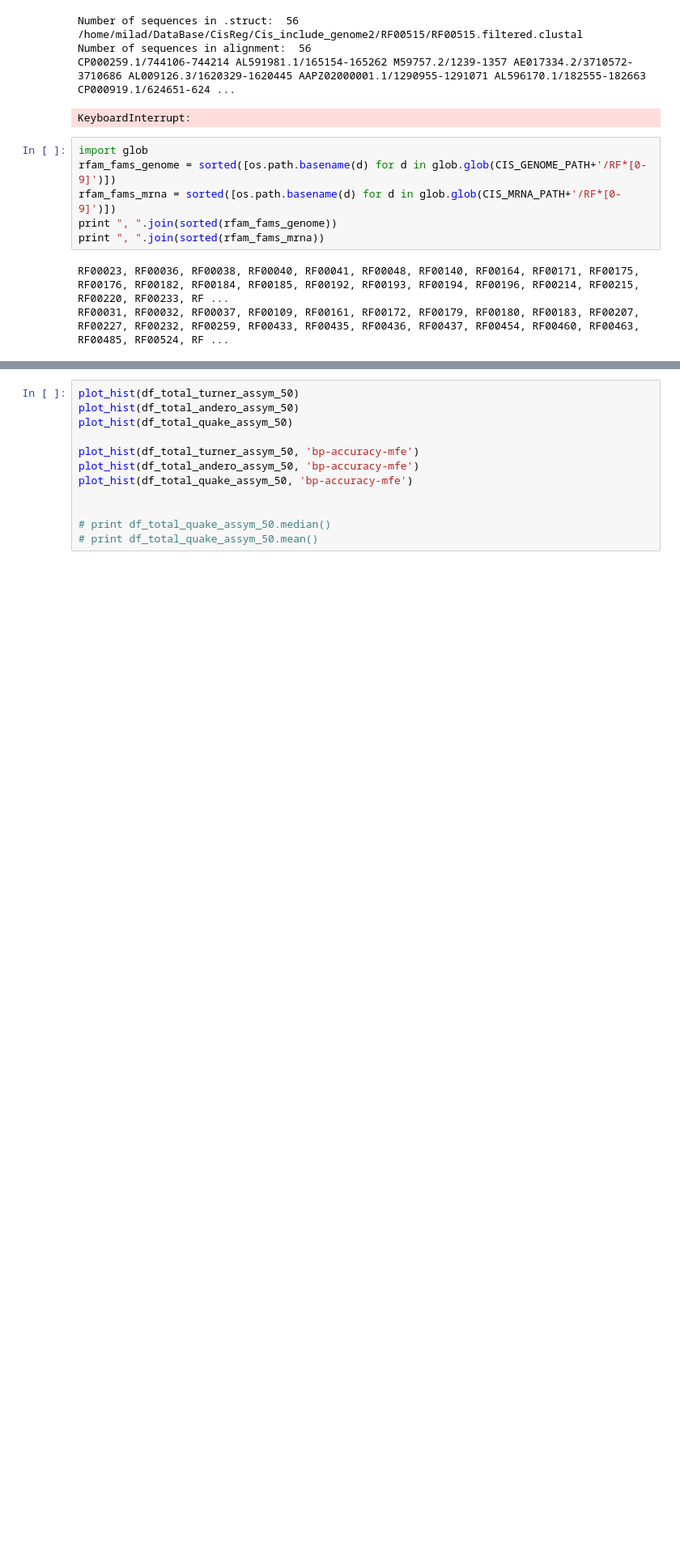
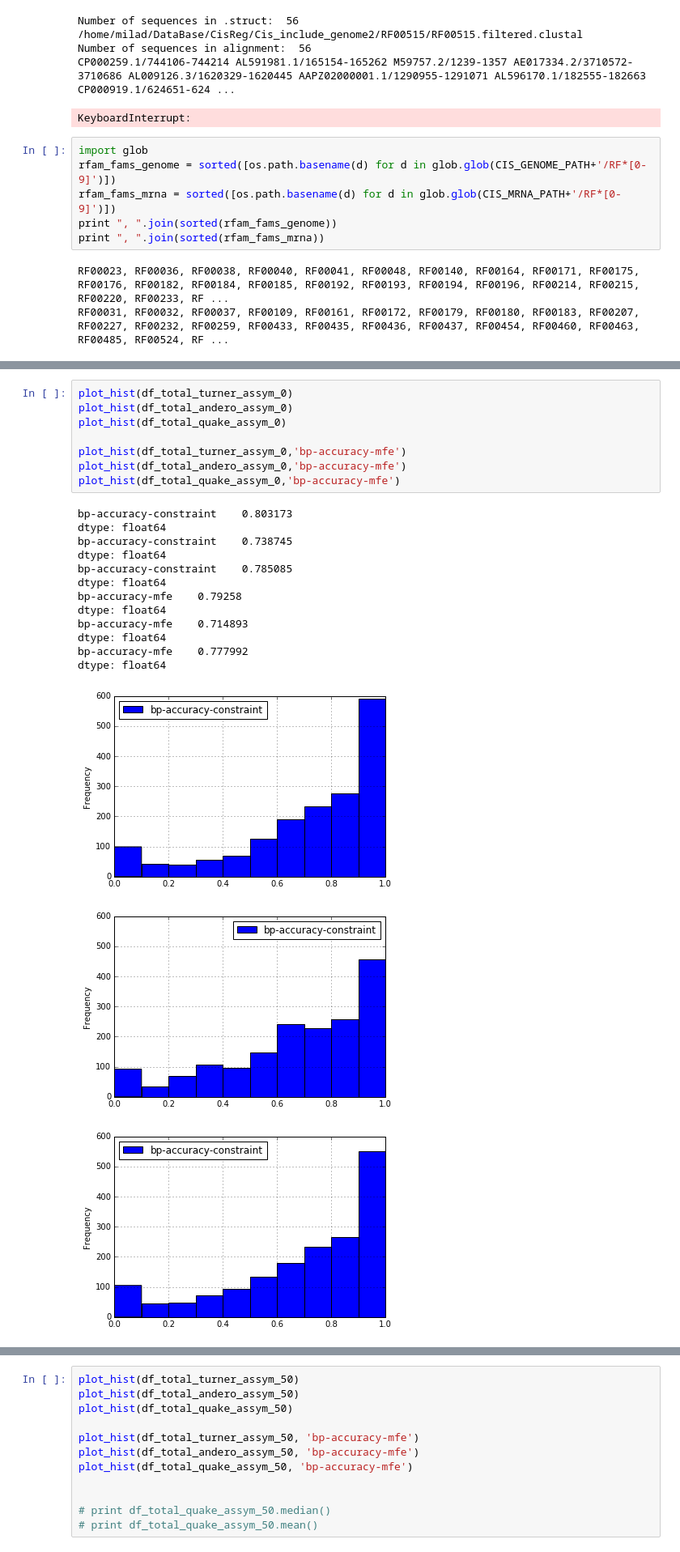
Before and after one commit to mmiladi/mmfold, a Jupyter notebook: cisreg/Benchmark-CisReg.ipynb, the cells around one changed output, grey strips where cells are left out. Shown at 81% size. Drawn from its saved outputs; the diff is of its cells as text; blank space fills up the shorter version.

```diff
--- a/cisreg/Benchmark-CisReg.ipynb
+++ b/cisreg/Benchmark-CisReg.ipynb
@@ -373,3 +373,27 @@ Number of sequences in .struct:  3
 /home/milad/DataBase/CisReg/Cis_include_genome2/RF01454/RF01454.filtered.clustal
 Number of sequences in alignment:  3
 AB034916.1/2-123 J04357.1/1-123 L07884.1/1-120
+# %%
+plot_hist(df_total_turner_assym_0)
+plot_hist(df_total_andero_assym_0)
+plot_hist(df_total_quake_assym_0)
+
+plot_hist(df_total_turner_assym_0,'bp-accuracy-mfe')
+plot_hist(df_total_andero_assym_0,'bp-accuracy-mfe')
+plot_hist(df_total_quake_assym_0,'bp-accuracy-mfe')
+# %% [output]
+bp-accuracy-constraint    0.803173
+dtype: float64
+bp-accuracy-constraint    0.738745
+dtype: float64
+bp-accuracy-constraint    0.785085
+dtype: float64
+bp-accuracy-mfe    0.79258
+dtype: float64
+bp-accuracy-mfe    0.714893
+dtype: float64
+bp-accuracy-mfe    0.777992
+dtype: float64
+[figure, added]
+[figure, added]
+[figure, added]
```
Also changed, not shown: parts of 5 cells of this notebook, 1 other file.
